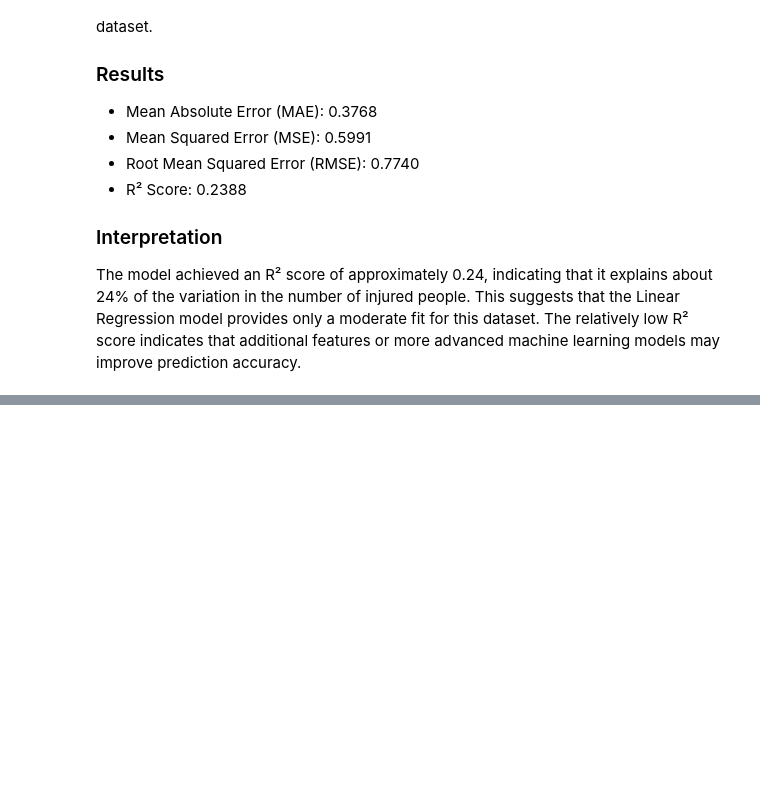
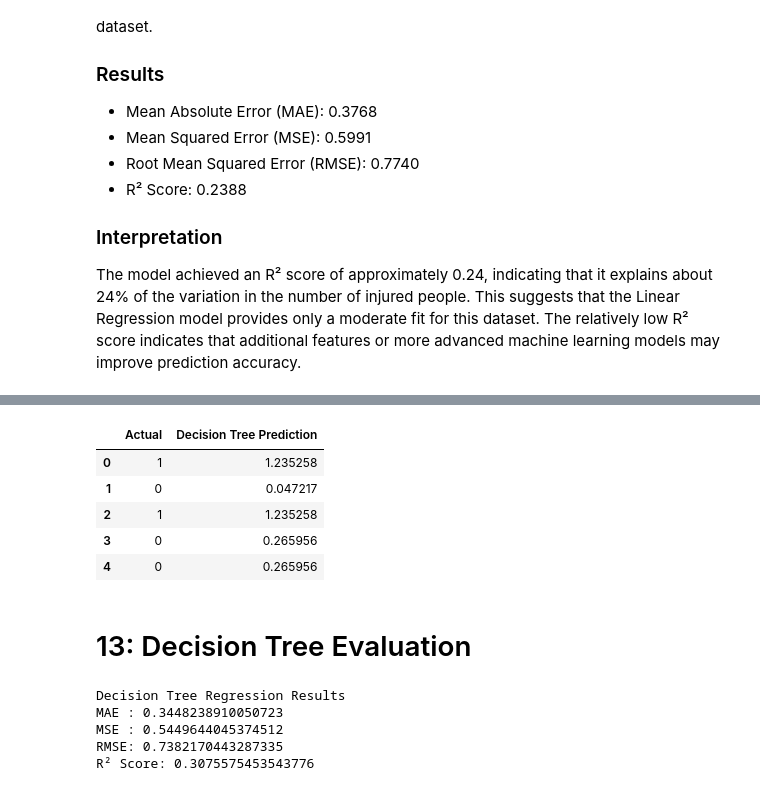
Before and after one commit to mjunaidk07/Accident-Prediction-Model, a Jupyter notebook: notebooks/Accident_Prediction.ipynb, the cells around one changed output, grey strips where cells are left out. Drawn from its saved outputs; the diff is of its cells as text; code cells hidden in the pictures; blank space fills up the shorter version.

Commit message:
Decision Tree Regression Model and Model Evaluation

```diff
--- a/notebooks/Accident_Prediction.ipynb
+++ b/notebooks/Accident_Prediction.ipynb
@@ -545,0 +544,6 @@ The model achieved an R² score of approximately 0.24, indicating that it explai
+# %%
+from sklearn.tree import DecisionTreeRegressor
+
+dt_model = DecisionTreeRegressor(max_depth=5, random_state=42)
+
+dt_model.fit(X_train, y_train)
@@ -545,0 +556,35 @@ The model achieved an R² score of approximately 0.24, indicating that it explai
+# %%
+dt_pred = dt_model.predict(X_test)
+# %%
+prediction_df = pd.DataFrame({
+    "Actual": y_test.values,
+    "Decision Tree Prediction": dt_pred
+})
+
+prediction_df.head()
+# %% [output]
+|  | Actual | Decision Tree Prediction |
+| 0 | 1 | 1.235258 |
+| 1 | 0 | 0.047217 |
+| 2 | 1 | 1.235258 |
+| 3 | 0 | 0.265956 |
+| 4 | 0 | 0.265956 |
+# %% [markdown]
+#  13: Decision Tree Evaluation
+# %%
+dt_mae = mean_absolute_error(y_test, dt_pred)
+dt_mse = mean_squared_error(y_test, dt_pred)
+dt_rmse = np.sqrt(dt_mse)
+dt_r2 = r2_score(y_test, dt_pred)
+
+print("Decision Tree Regression Results")
+print("MAE :", dt_mae)
+print("MSE :", dt_mse)
+print("RMSE:", dt_rmse)
+print("R² Score:", dt_r2)
+# %% [output]
+Decision Tree Regression Results
+MAE : 0.3448238910050723
+MSE : 0.5449644045374512
+RMSE: 0.7382170443287335
+R² Score: 0.3075575453543776
```
Also changed, not shown: parts of 6 cells of this notebook, 1 other file.
